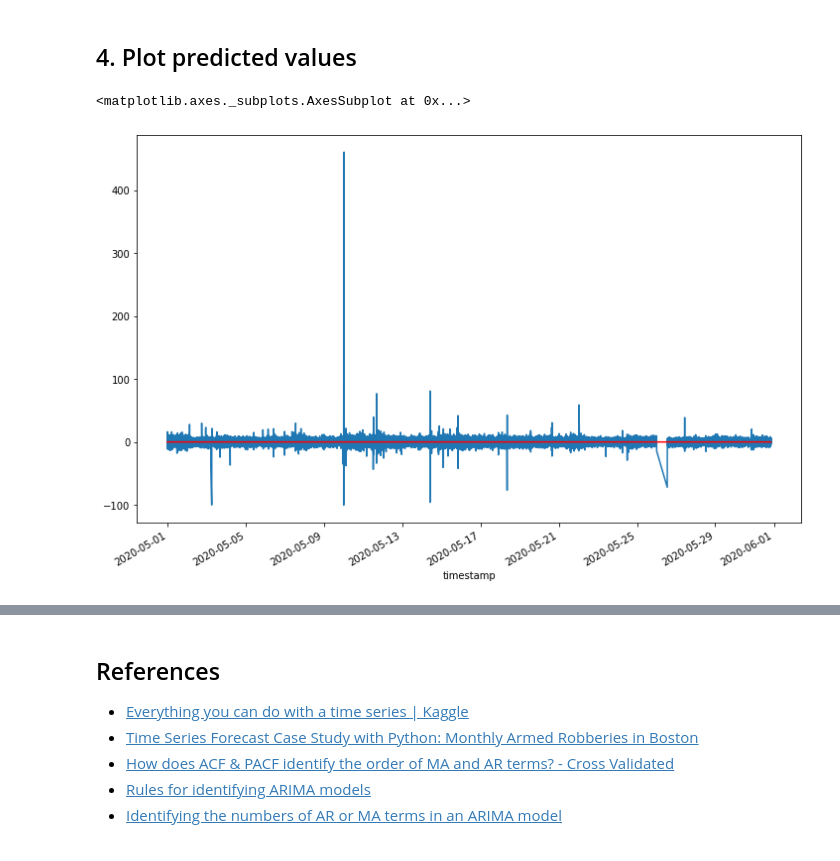
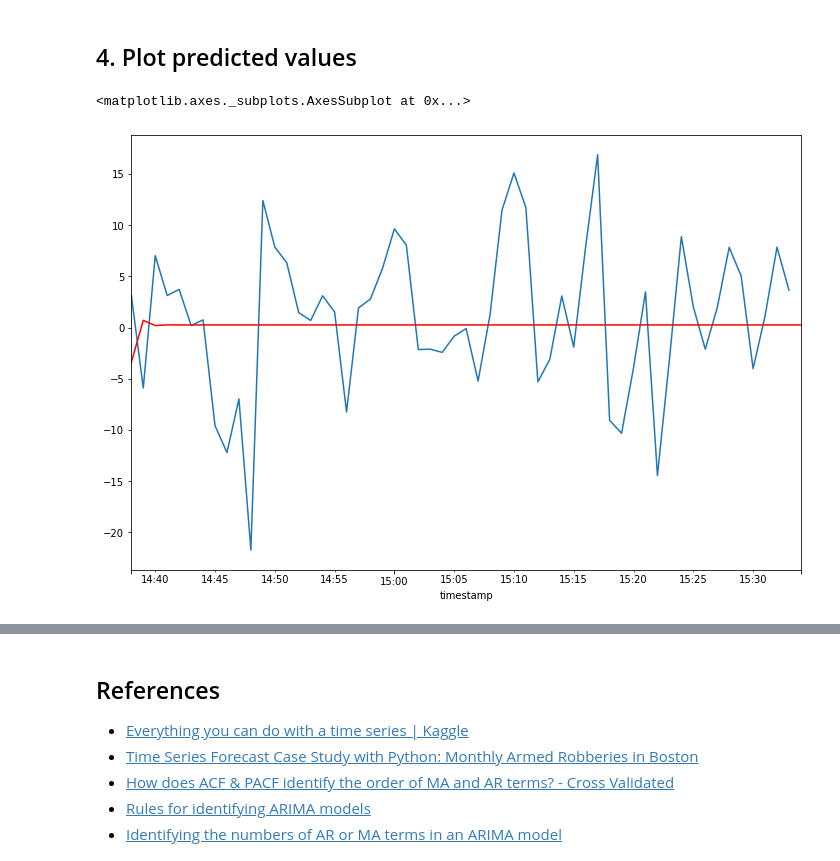
Before and after one commit to soulmachine/crypto-notebooks, a Jupyter notebook: models/ARMA.ipynb, the cells around one changed output, grey strips where cells are left out. Saved outputs shown, nothing was run; the diff lists cells and outputs as text; code cells hidden in the pictures.

Commit message:
Replaced volume_bars with time_bars

```diff
--- a/models/ARMA.ipynb
+++ b/models/ARMA.ipynb
@@ -67,7 +71,7 @@ Text(0.5, 1.0, 'Price')
 # %% [markdown]
 ### 1.2 Plot price diff
 # %%
-price_diffs = volume_bars['vwap'].diff().dropna().rename('price_diff')
+price_diffs = time_bars['vwap'].diff().dropna().rename('price_diff')
 # %%
 price_diffs.describe(percentiles=[0.5, 0.95])
 # %% [output]
@@ -132,6 +136,9 @@ fig = sm.graphics.tsa.plot_acf(price_diffs.values.squeeze(), lags=20, zero=False
 So we can tentatively set `p=1` and `q=1`.
 # %% [markdown]
 ## 2. Train the model
+# %%
+# ValueWarning: A date index has been provided, but it has no associated frequency information
+price_diffs.index = pd.DatetimeIndex(price_diffs.index).to_period('T')
 # %%
 # ar1_model = sm.tsa.arima.ARIMA(price_diffs, order=(1, 0, 0)).fit() # AR1
 # ma1_model = sm.tsa.arima.ARIMA(price_diffs, order=(0, 0, 1)).fit() # MA1
@@ -187,16 +194,19 @@ The p-value of Ljung-Box test is much greater than 0.05, which indicates that re
 **Conclusion: The residuals are white noise, which means our model fits the data quite well.**
 # %% [markdown]
 ## 4. Plot predicted values
+# %%
+index_begin = int(price_diffs.shape[0] * 0.8)
+index_end = int(price_diffs.shape[0] * 0.82)
 # %%
 predicted_price_diffs = arma_model.predict(
-    start=price_diffs.index[0],
-    end=price_diffs.index[-1],
+    start=index_begin,
+    end=index_end,
     dynamic=True,
 )
 # %%
 fig, ax = plt.subplots(figsize=(12, 8))
-price_diffs.plot(ax=ax)
+price_diffs[index_begin: index_end].plot(ax=ax)
 predicted_price_diffs.plot(ax=ax, style='r')
 # %% [output]
 <matplotlib.axes._subplots.AxesSubplot at 0x...>
-[figure, old version]
+[figure, new version]
```
Also changed, not shown: parts of 17 cells of this notebook.
